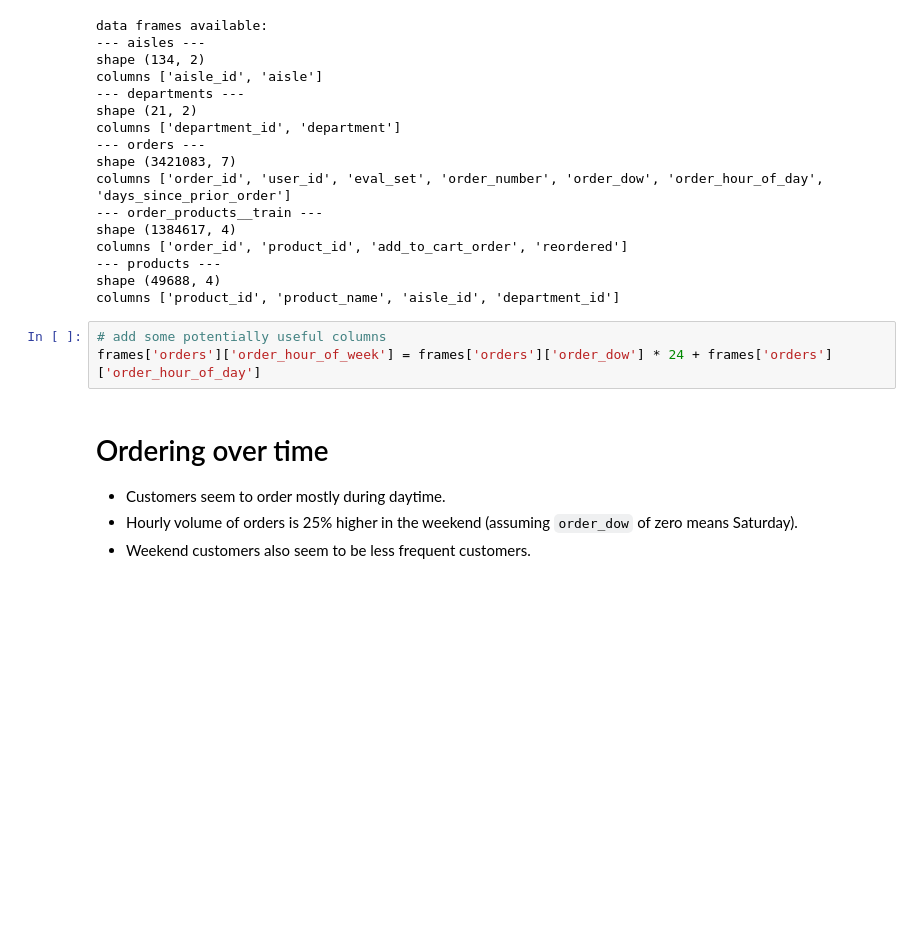
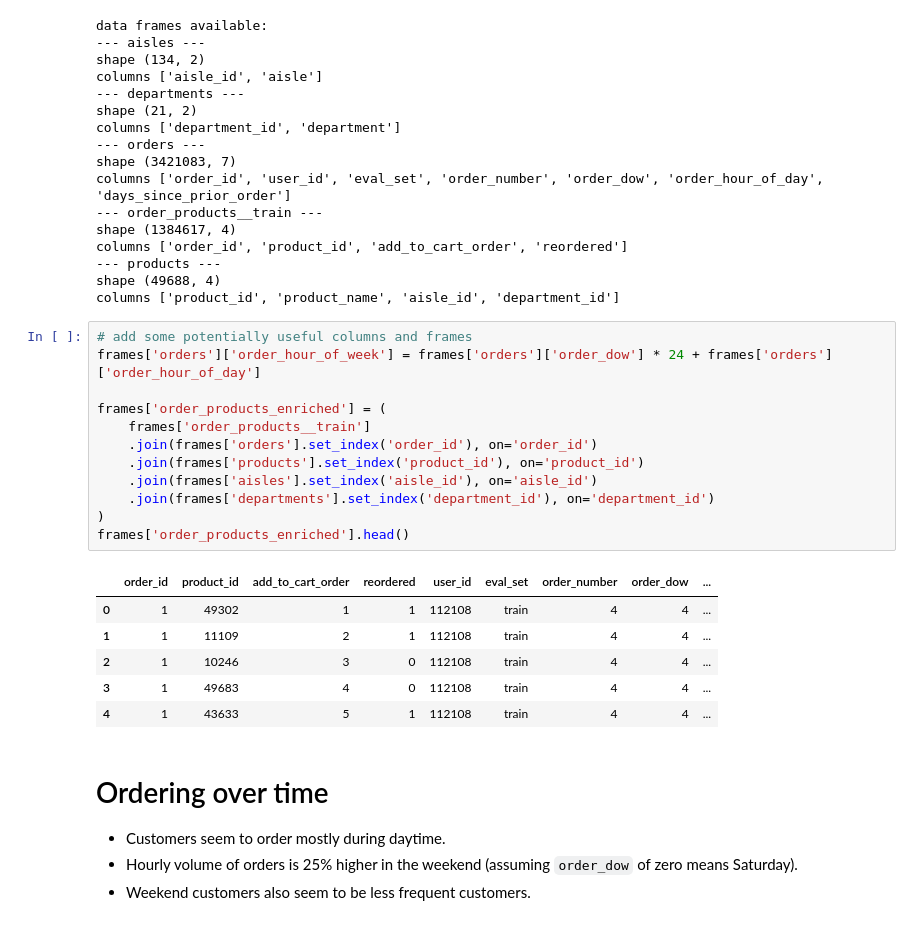
Before and after one commit to gentimouton/dives, a Jupyter notebook: instacart_orders/20190615_eda.ipynb, the cells around one changed output. Saved outputs shown, nothing was run; the diff lists cells and outputs as text; blank space fills up the shorter version.

```diff
--- a/instacart_orders/20190615_eda.ipynb
+++ b/instacart_orders/20190615_eda.ipynb
@@ -61,8 +61,24 @@ columns ['order_id', 'product_id', 'add_to_cart_order', 'reordered']
 shape (49688, 4)
 columns ['product_id', 'product_name', 'aisle_id', 'department_id']
 # %%
-# add some potentially useful columns
+# add some potentially useful columns and frames
 frames['orders']['order_hour_of_week'] = frames['orders']['order_dow'] * 24 + frames['orders']['order_hour_of_day']
+
+frames['order_products_enriched'] = (
+    frames['order_products__train']
+    .join(frames['orders'].set_index('order_id'), on='order_id')
+    .join(frames['products'].set_index('product_id'), on='product_id')
+    .join(frames['aisles'].set_index('aisle_id'), on='aisle_id')
+    .join(frames['departments'].set_index('department_id'), on='department_id')
+)
+frames['order_products_enriched'].head()
+# %% [output]
+|  | order_id | product_id | add_to_cart_order | reordered | user_id | eval_set | order_number | order_dow | ... |
+| 0 | 1 | 49302 | 1 | 1 | 112108 | train | 4 | 4 | ... |
+| 1 | 1 | 11109 | 2 | 1 | 112108 | train | 4 | 4 | ... |
+| 2 | 1 | 10246 | 3 | 0 | 112108 | train | 4 | 4 | ... |
+| 3 | 1 | 49683 | 4 | 0 | 112108 | train | 4 | 4 | ... |
+| 4 | 1 | 43633 | 5 | 1 | 112108 | train | 4 | 4 | ... |
 # %% [markdown]
 # Ordering over time
 
```
Also changed, not shown: parts of 8 cells of this notebook.
